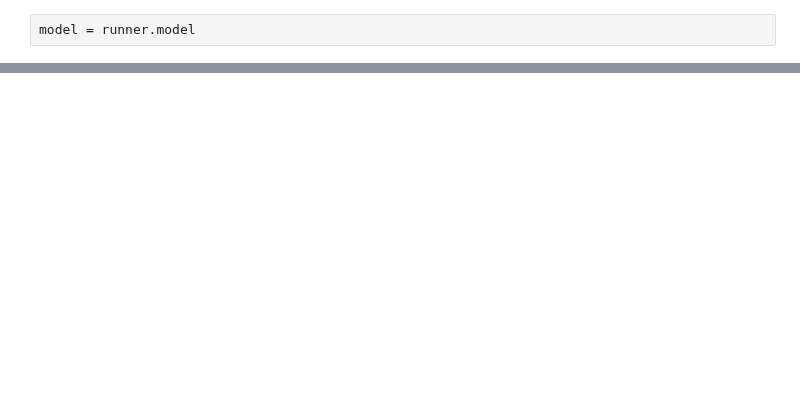
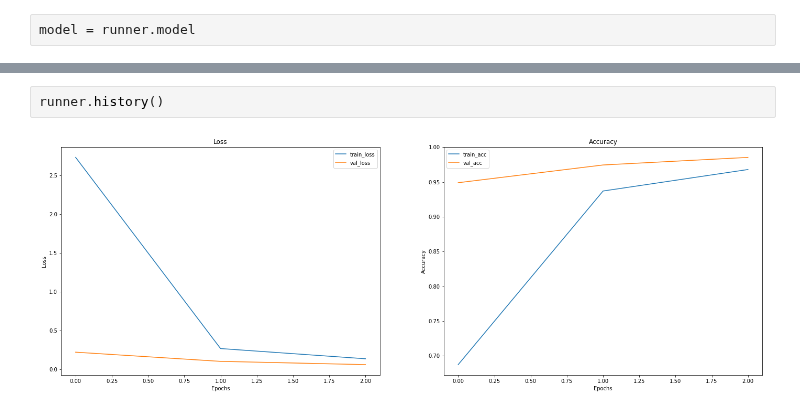
Before and after one commit to CorcovadoMing/Researchlib, a Jupyter notebook: Exp_MNIST.ipynb, the cells around one changed output, grey strips where cells are left out. Cells and saved outputs as stored; diff of their text form; blank space fills up the shorter version.

```diff
--- a/Exp_MNIST.ipynb
+++ b/Exp_MNIST.ipynb
@@ -97,0 +112,4 @@ plt.show()
+# %%
+runner.history()
+# %% [output]
+[figure, added]
```
Also changed, not shown: parts of 3 cells of this notebook, 5 other files.
